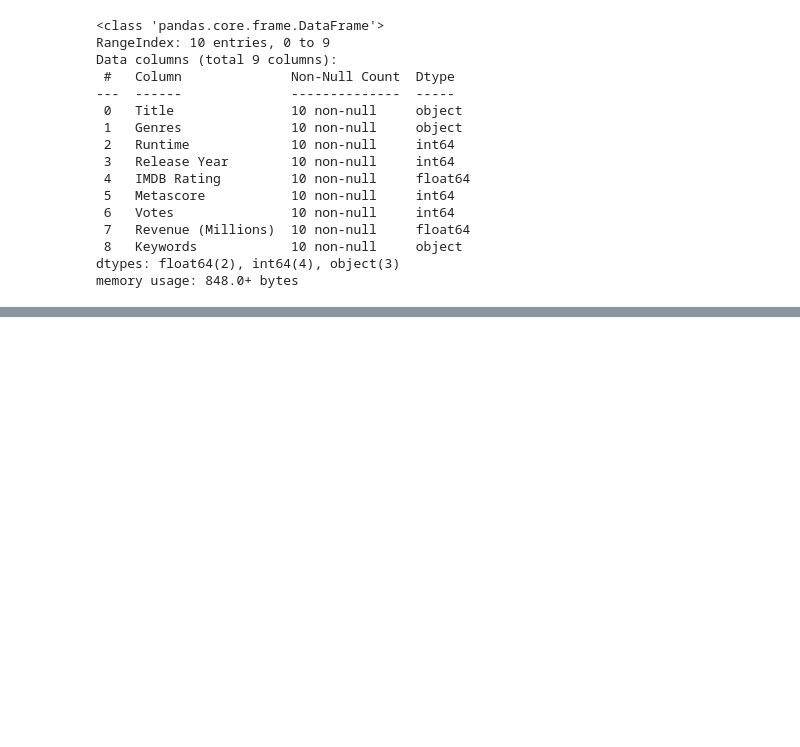
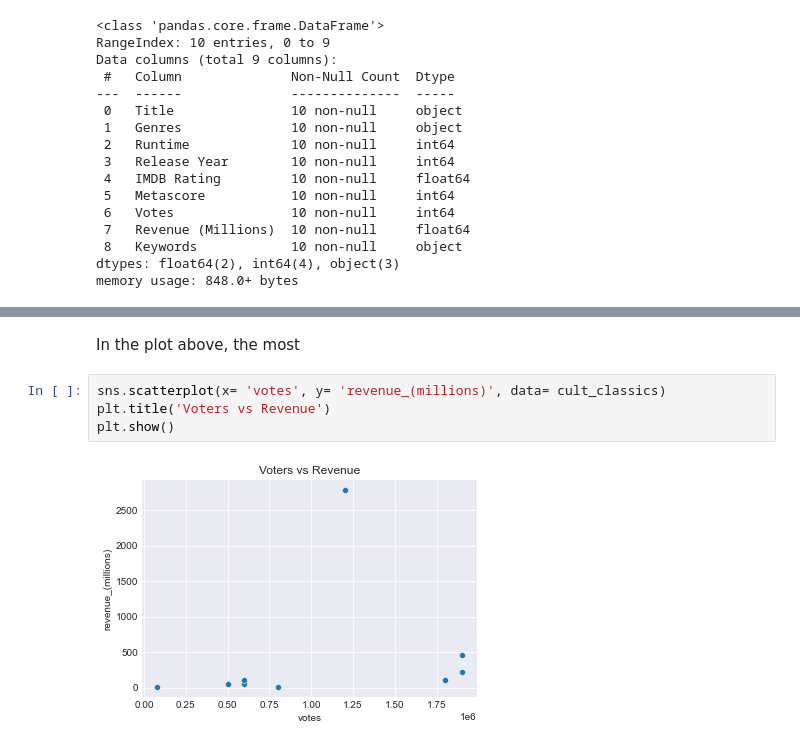
Before and after one commit to Assesa44/what_makes_a_cult_classic, a Jupyter notebook: notebook.ipynb, the cells around one changed output, grey strips where cells are left out. Drawn from its saved outputs; the diff is of its cells as text; blank space fills up the shorter version.

```diff
--- a/notebook.ipynb
+++ b/notebook.ipynb
@@ -142,0 +185,8 @@ The code above provides us the statistical summary of all the numerical columns
+# %% [markdown]
+In the plot above, the most
+# %%
+sns.scatterplot(x= 'votes', y= 'revenue_(millions)', data= cult_classics)
+plt.title('Voters vs Revenue')
+plt.show()
+# %% [output]
+[figure, added]
```
Also changed, not shown: parts of 14 cells of this notebook.
